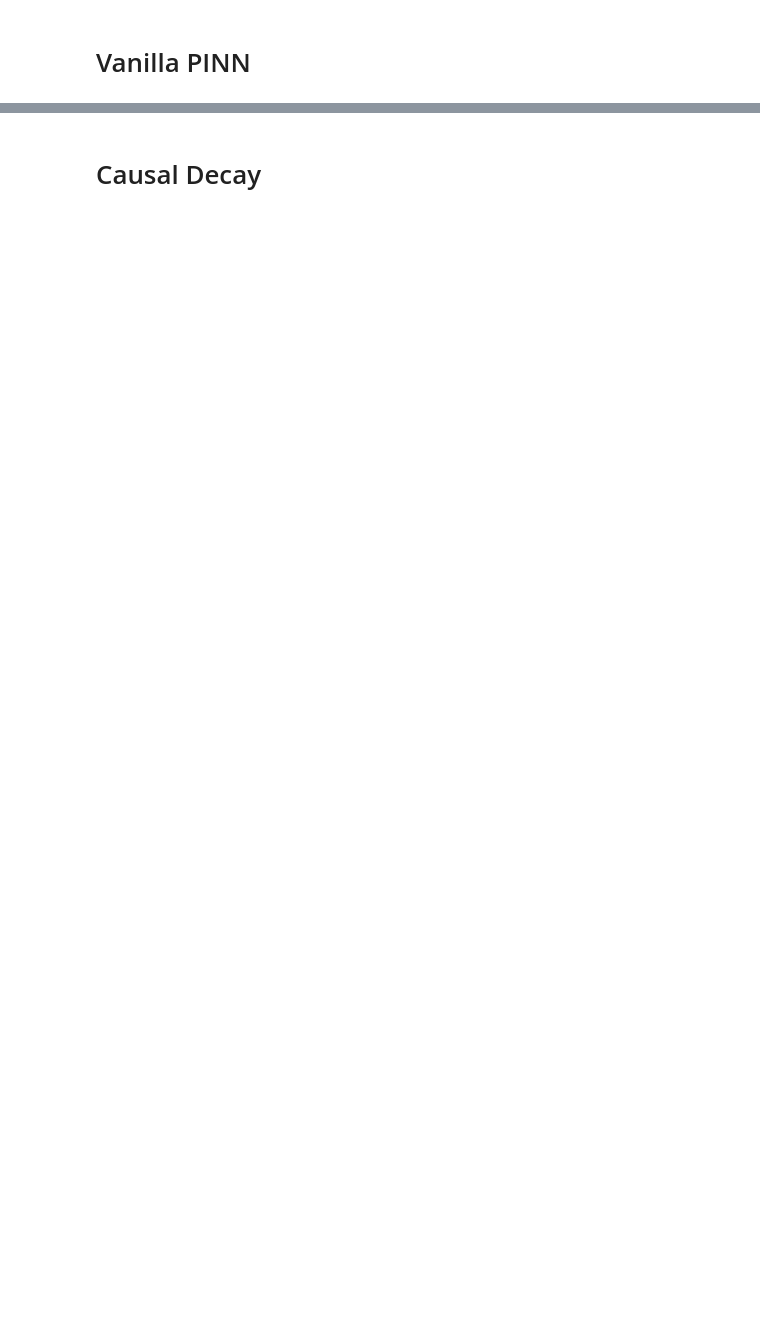
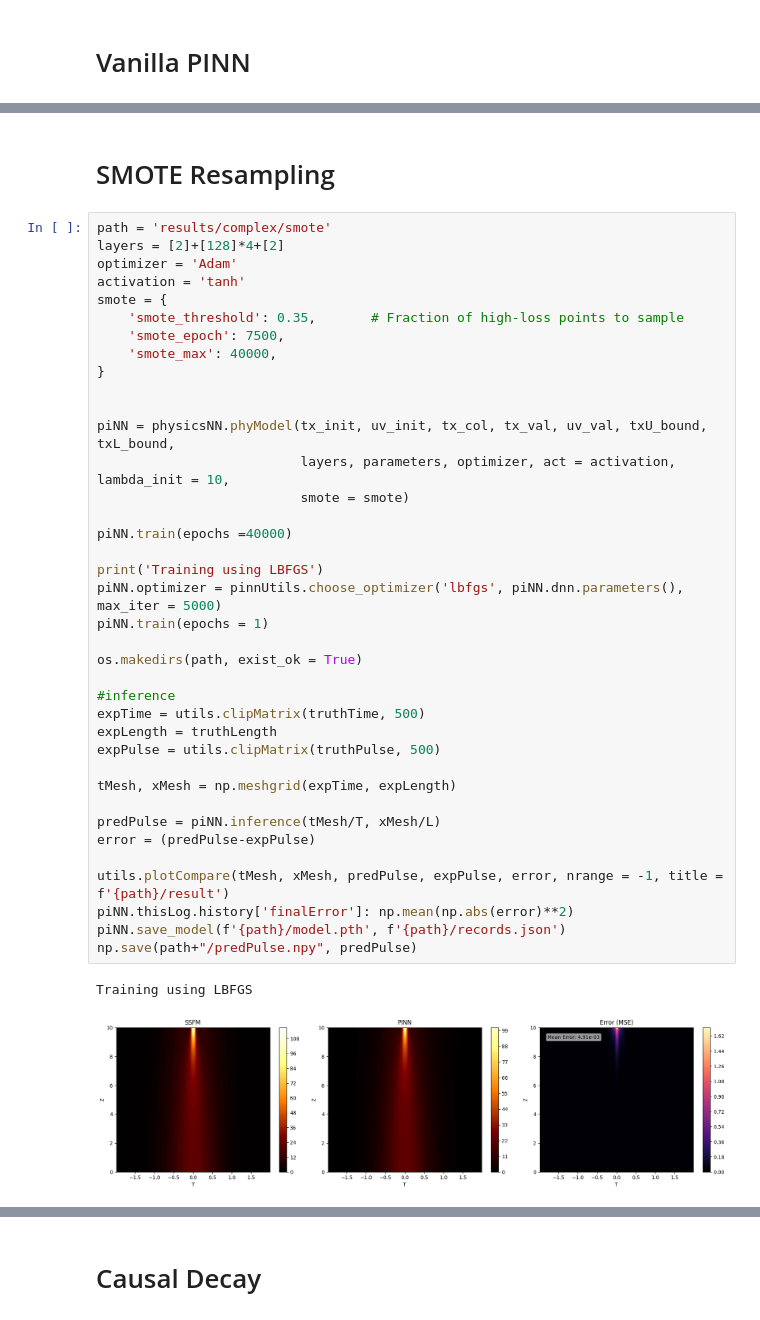
Before and after one commit to NdokiA/shortPulse-PINNs, a Jupyter notebook: pinnCheck-com.ipynb, the cells around one changed output, grey strips where cells are left out. Drawn from its saved outputs; the diff is of its cells as text; blank space fills up the shorter version.

Commit message:
Adding test for SMOTE

```diff
--- a/pinnCheck-com.ipynb
+++ b/pinnCheck-com.ipynb
@@ -139,0 +136,43 @@ np.save(path+"/predPulse.npy", predPulse)
+# %% [markdown]
+# SMOTE Resampling
+# %%
+path = 'results/complex/smote'
+layers = [2]+[128]*4+[2]
+optimizer = 'Adam'
+activation = 'tanh'
+smote = {
+    'smote_threshold': 0.35,       # Fraction of high-loss points to sample
+    'smote_epoch': 7500,
+    'smote_max': 40000,
+}
+
+
+piNN = physicsNN.phyModel(tx_init, uv_init, tx_col, tx_val, uv_val, txU_bound, txL_bound,
+                          layers, parameters, optimizer, act = activation, lambda_init = 10,
+                          smote = smote)
+
+piNN.train(epochs =40000)
+
+print('Training using LBFGS')
+piNN.optimizer = pinnUtils.choose_optimizer('lbfgs', piNN.dnn.parameters(), max_iter = 5000)
+piNN.train(epochs = 1)
+
+os.makedirs(path, exist_ok = True)
+
+#inference
+expTime = utils.clipMatrix(truthTime, 500)
+expLength = truthLength
+expPulse = utils.clipMatrix(truthPulse, 500)
+
+tMesh, xMesh = np.meshgrid(expTime, expLength)
+
+predPulse = piNN.inference(tMesh/T, xMesh/L)
+error = (predPulse-expPulse)
+
+utils.plotCompare(tMesh, xMesh, predPulse, expPulse, error, nrange = -1, title = f'{path}/result')
+piNN.thisLog.history['finalError']: np.mean(np.abs(error)**2)
+piNN.save_model(f'{path}/model.pth', f'{path}/records.json')
+np.save(path+"/predPulse.npy", predPulse)
+# %% [output]
+Training using LBFGS
+[figure, added]
```
Also changed, not shown: parts of 17 cells of this notebook.
